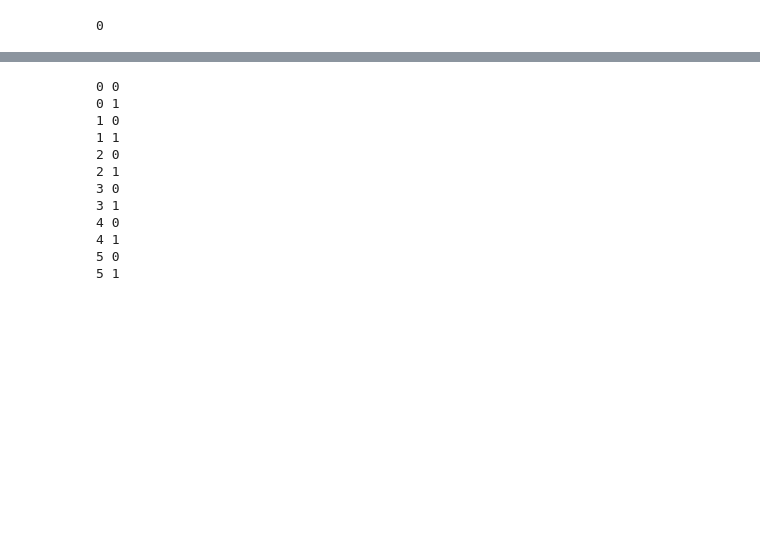
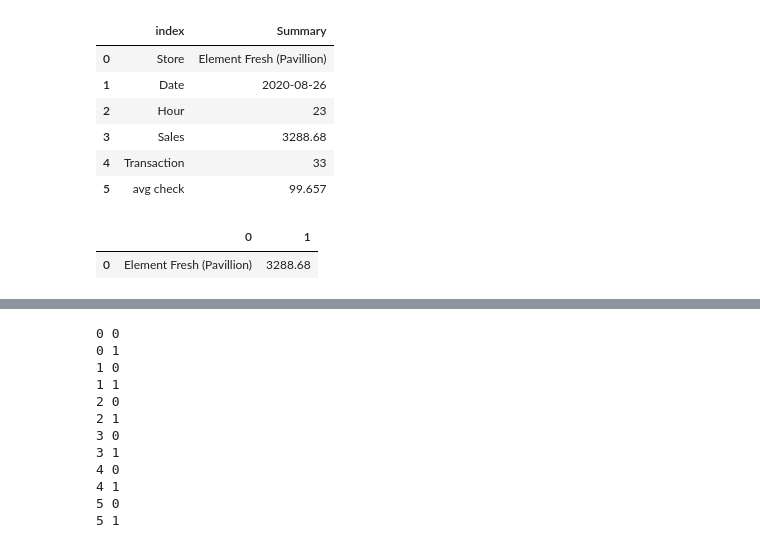
Before and after one commit to kookoowaa/Projects, a Jupyter notebook: Project_KC/Crawling (2020 Jul)/Untitled1.ipynb, the cells around one changed output, grey strips where cells are left out. Drawn from its saved outputs; the diff is of its cells as text; code cells hidden in the pictures; blank space fills up the shorter version.

Commit message:
update (sales summary)

```diff
--- a/Project_KC/Crawling (2020 Jul)/Untitled1.ipynb
+++ b/Project_KC/Crawling (2020 Jul)/Untitled1.ipynb
@@ -96,7 +103,13 @@ for i in range(n_sto):
-# %%
-n_sto
-# %% [output]
-0
+# %%
+summ[0]
+# %% [output]
+|  | index | Summary |
+| 0 | Store | Element Fresh (Pavillion) |
+| 1 | Date | 2020-08-26 |
+| 2 | Hour | 23 |
+| 3 | Sales | 3288.68 |
+| 4 | Transaction | 33 |
+| 5 | avg check | 99.657 |
 # %%
 
 from openpyxl import Workbook
@@ -102,0 +118,5 @@ from openpyxl import Workbook
+# %%
+pd.concat([sales_summ, pd.DataFrame([summ[0].iloc[0,1],summ[0].iloc[3,1]]).T])
+# %% [output]
+|  | 0 | 1 |
+| 0 | Element Fresh (Pavillion) | 3288.68 |
```
Also changed, not shown: parts of 4 cells of this notebook, 1 other file.
